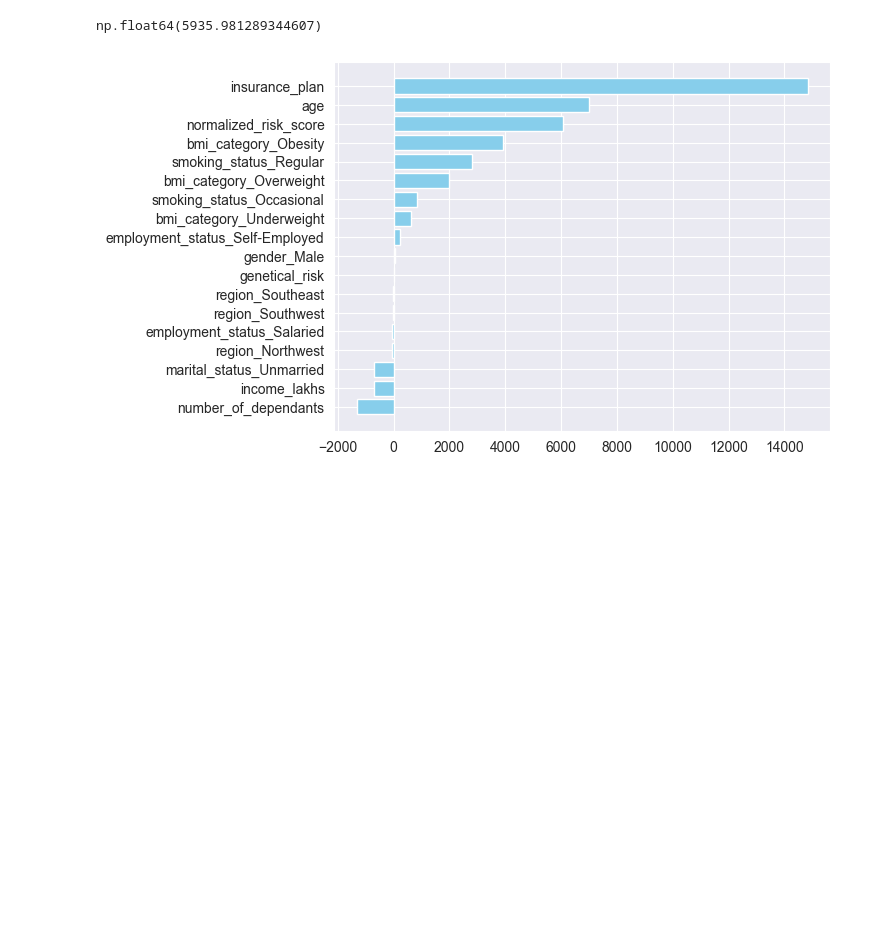
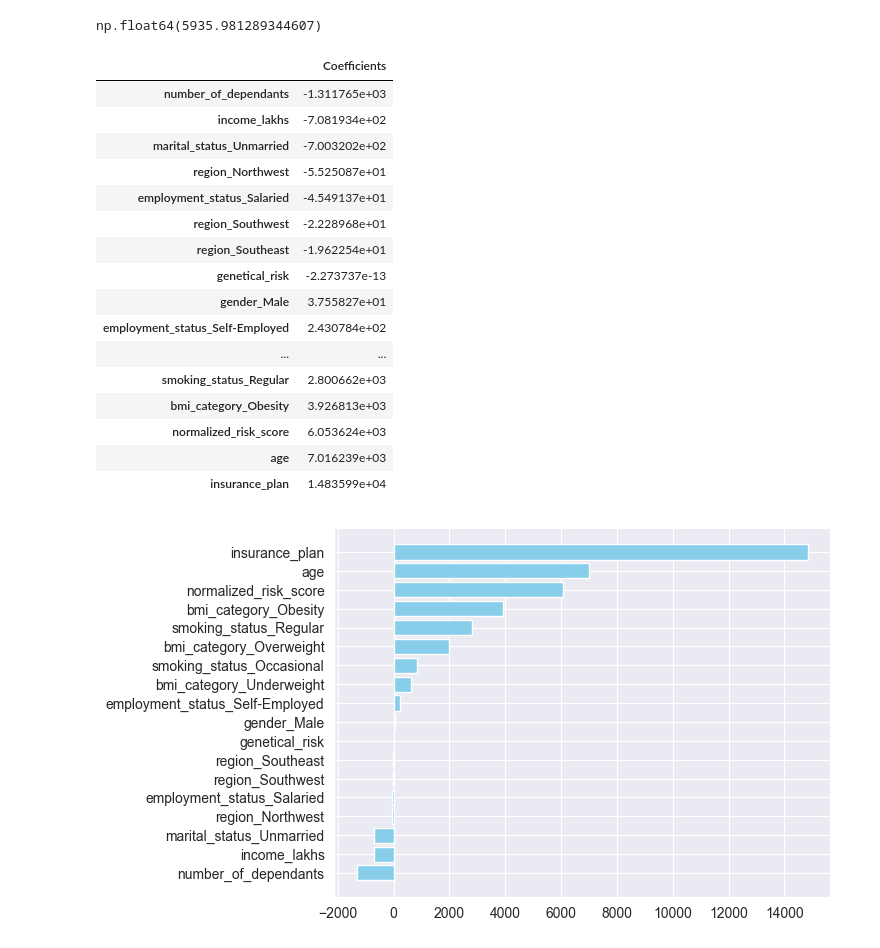
Before and after one commit to DishenMakwana/ml-premium-plan-prediction, a Jupyter notebook: ml_premium_prediction/premiun_pred_rest_with_gr.ipynb, the cells around one changed output. Cells and saved outputs as stored; diff of their text form; code cells hidden in the pictures; blank space fills up the shorter version.

```diff
--- a/ml_premium_prediction/premiun_pred_rest_with_gr.ipynb
+++ b/ml_premium_prediction/premiun_pred_rest_with_gr.ipynb
@@ -611,8 +614,28 @@ np.float64(5935.981289344607)
 # %%
 feature_importances = model_lr.coef_
 
 coef_df = pd.DataFrame(feature_importances, columns=['Coefficients'], index=X_train.columns)
 coef_df = coef_df.sort_values(by='Coefficients', ascending=True)
+
+coef_df
+# %% [output]
+|  | Coefficients |
+| number_of_dependants | -1.311765e+03 |
+| income_lakhs | -7.081934e+02 |
+| marital_status_Unmarried | -7.003202e+02 |
+| region_Northwest | -5.525087e+01 |
+| employment_status_Salaried | -4.549137e+01 |
+| region_Southwest | -2.228968e+01 |
+| region_Southeast | -1.962254e+01 |
+| genetical_risk | -2.273737e-13 |
+| gender_Male | 3.755827e+01 |
+| employment_status_Self-Employed | 2.430784e+02 |
+| ... | ... |
+| smoking_status_Regular | 2.800662e+03 |
+| bmi_category_Obesity | 3.926813e+03 |
+| normalized_risk_score | 6.053624e+03 |
+| age | 7.016239e+03 |
+| insurance_plan | 1.483599e+04 |
 # %%
 plt.barh(coef_df.index, coef_df.Coefficients, color='skyblue')
 plt.show()
```
Also changed, not shown: parts of 7 cells of this notebook, 11 other files.
